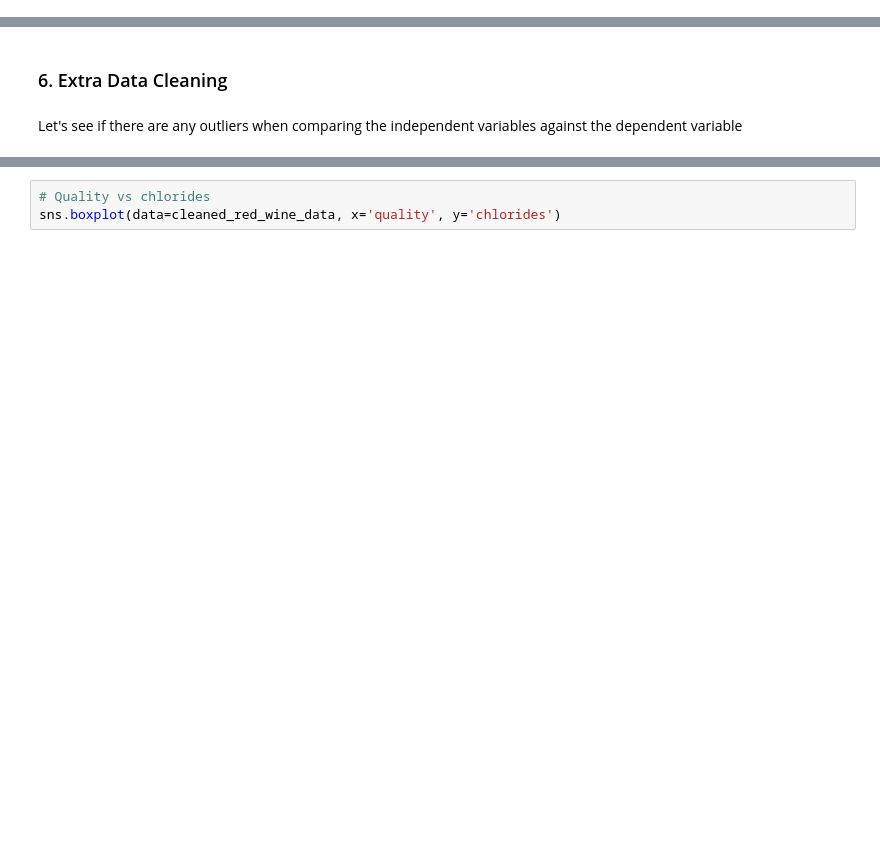
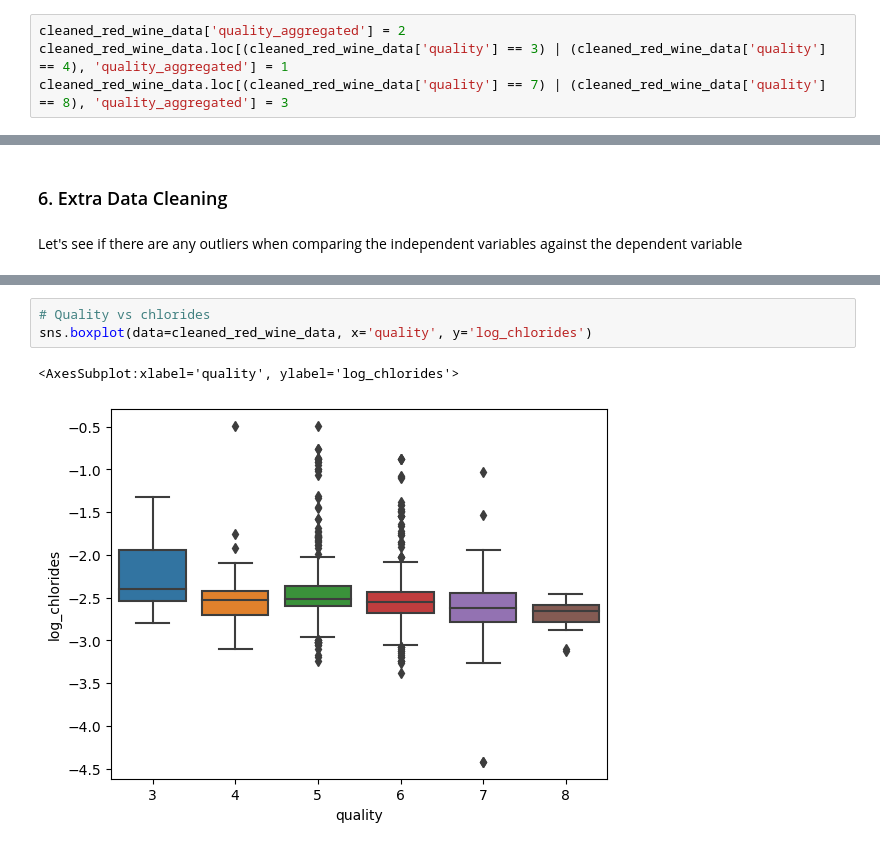
Before and after one commit to AlexPorter0/wine_prediction_model, a Jupyter notebook: Wine Quality Regression Model.ipynb, the cells around one changed output, grey strips where cells are left out. Cells and saved outputs as stored; diff of their text form; blank space fills up the shorter version.

```diff
--- a/Wine Quality Regression Model.ipynb
+++ b/Wine Quality Regression Model.ipynb
@@ -229,0 +242,4 @@ red_wine_labels = train_model_1[['quality']].to_numpy()
+# %%
+cleaned_red_wine_data['quality_aggregated'] = 2
+cleaned_red_wine_data.loc[(cleaned_red_wine_data['quality'] == 3) | (cleaned_red_wine_data['quality'] == 4), 'quality_aggregated'] = 1
+cleaned_red_wine_data.loc[(cleaned_red_wine_data['quality'] == 7) | (cleaned_red_wine_data['quality'] == 8), 'quality_aggregated'] = 3
@@ -287,3 +337,6 @@ sns.boxplot(data=cleaned_red_wine_data, x='quality', y='fixed acidity')
 # %%
 # Quality vs chlorides
-sns.boxplot(data=cleaned_red_wine_data, x='quality', y='chlorides')
+sns.boxplot(data=cleaned_red_wine_data, x='quality', y='log_chlorides')
+# %% [output]
+<AxesSubplot:xlabel='quality', ylabel='log_chlorides'>
+[figure, added]
```
Also changed, not shown: parts of 45 cells of this notebook.
